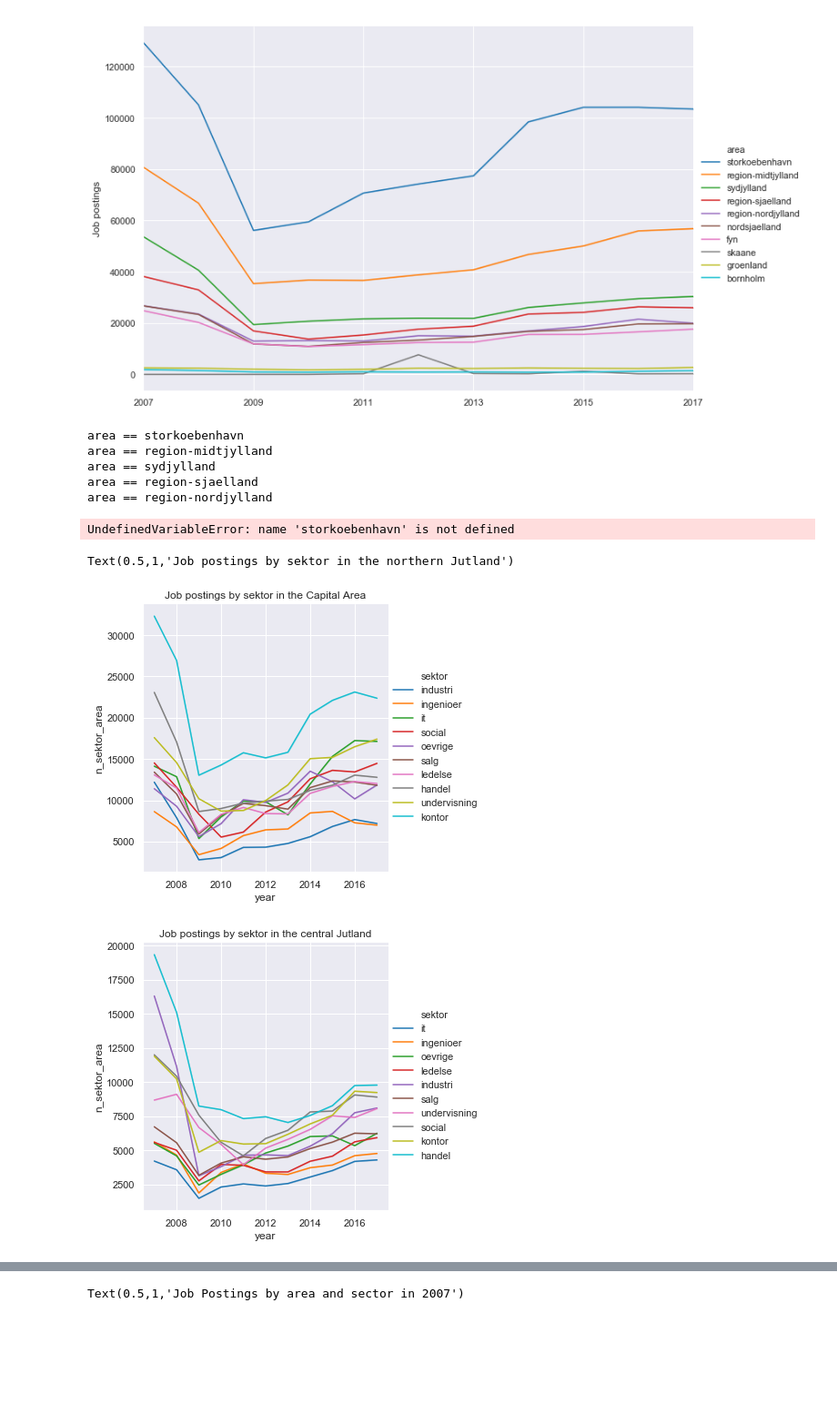
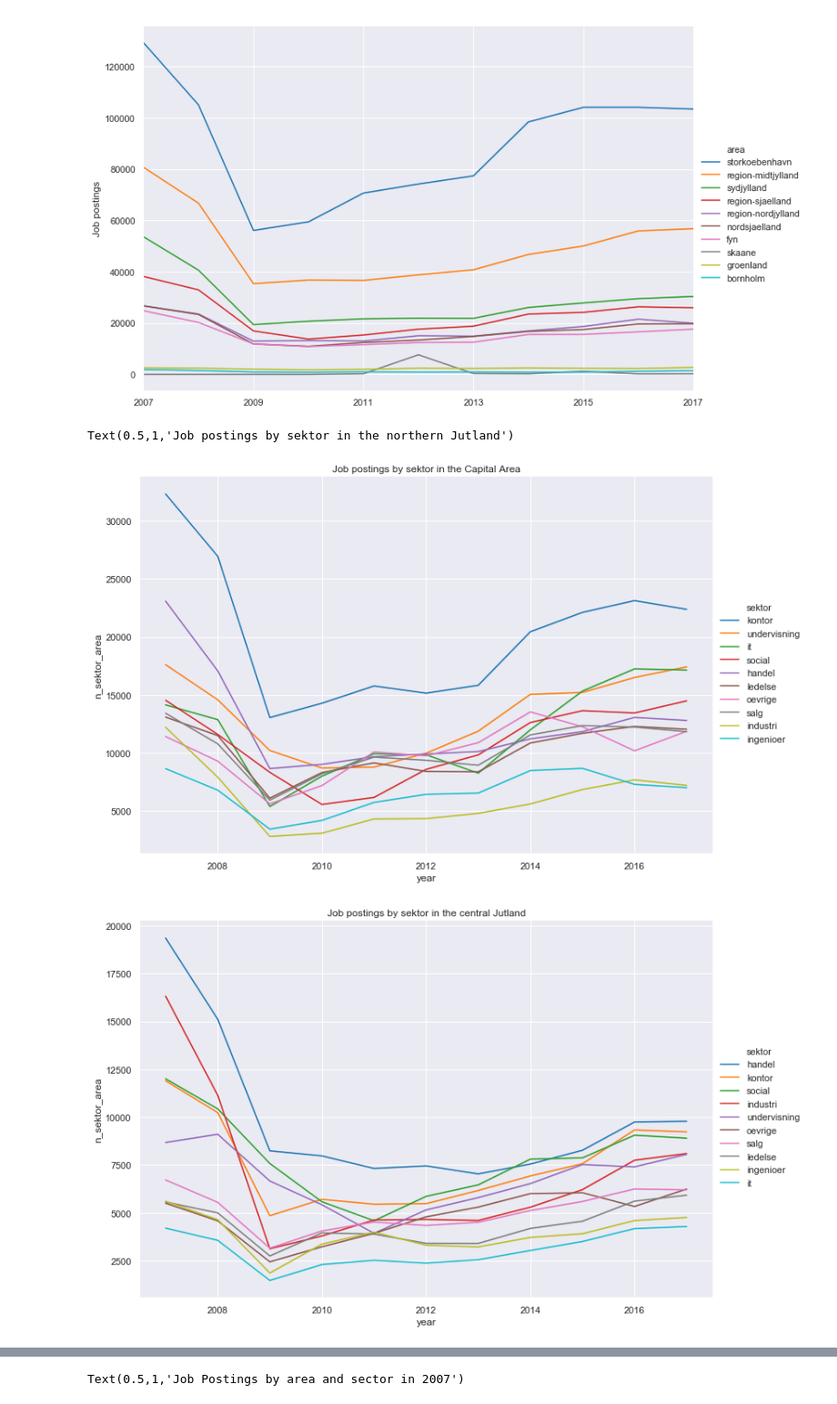
Before and after one commit to Naeim-S/GRP-33-TEST-1, a Jupyter notebook: EXAM/Visualizations and descriptive statistics.ipynb, the cells around one changed output, grey strips where cells are left out. Shown at 91% size. Cells and saved outputs as stored; diff of their text form; code cells hidden in the pictures; blank space fills up the shorter version.

Commit message:
Updated metode and visualizations

```diff
--- a/EXAM/Visualizations and descriptive statistics.ipynb
+++ b/EXAM/Visualizations and descriptive statistics.ipynb
@@ -81,73 +87,58 @@ plt.xlabel("")
 # %% [output]
 Text(0.5,22.96,'')
 [figure]
-# %%
-for x in topfem:
-    print('area == ' + str(x))
-# %% [output]
-area == storkoebenhavn
-area == region-midtjylland
-area == sydjylland
-area == region-sjaelland
-area == region-nordjylland
-# %%
-#Hmmm... Loopet virker ikke :( Se manuel print nedenunder
-sns.set_palette("tab10")
-topfem = {"storkoebenhavn":"Capital Area",
-          "region-midtjylland":"central Jutland",
-          "sydjylland":"southern Jutland",
-          "region-sjaelland":"Zealand",
-          "region-nordjylland":"Nothern Jutland"}
-for x in topfem:
-    sns.relplot(x="year", y="n_sektor_area",
-            hue="sektor",
-            kind="line",
-            legend = "brief",
-            data=jobindex.query(str('area == ' + str(x))).sort_values(by=["n_sektor_area","year"]))
-plt.title("Job postings by jobtype in" + topfem[x])
-# %% [output]
-UndefinedVariableError: name 'storkoebenhavn' is not defined
 # %%
+sns.set_palette("tab10")
 #KØBENHAVN
 sns.relplot(x="year", y="n_sektor_area",
         hue="sektor",
         kind="line",
         legend = "brief",
-        data=jobindex.query('area == "storkoebenhavn" ').sort_values(by=["n_sektor_area","year"]))
+        height=7,
+        aspect=1.5,
+        data=jobindex.query('area == "storkoebenhavn" ').sort_values(by=["year", "n_sektor_area"], ascending=False))
 plt.title("Job postings by sektor in the Capital Area")
 
 #MIDTJYLLAND
 sns.relplot(x="year", y="n_sektor_area",
         hue="sektor",
         kind="line",
+        height=7,
+        aspect=1.5,
         legend = "brief",
-        data=jobindex.query('area == "region-midtjylland" ').sort_values(by=["n_sektor_area","year"]))
+        data=jobindex.query('area == "region-midtjylland" ').sort_values(by=["year", "n_sektor_area"], ascending=False))
 plt.title("Job postings by sektor in the central Jutland")
 
 #SYDJYLLAND
 sns.relplot(x="year", y="n_sektor_area",
         hue="sektor",
         kind="line",
+        height=7,
+        aspect=1.5,
         legend = "brief",
-        data=jobindex.query('area == "sydjylland" ').sort_values(by=["n_sektor_area","year"]))
+        data=jobindex.query('area == "sydjylland" ').sort_values(by=["year", "n_sektor_area"], ascending=False))
 plt.title("Job postings by sektor in the southern Jutland")
 
 #REGION SJÆLLAND
 sns.relplot(x="year", y="n_sektor_area",
         hue="sektor",
         kind="line",
+        height=7,
+        aspect=1.5,
         legend = "brief",
-        data=jobindex.query('area == "region-sjaelland" ').sort_values(by=["n_sektor_area","year"]))
+        data=jobindex.query('area == "region-sjaelland" ').sort_values(by=["year", "n_sektor_area"], ascending=False))
 plt.title("Job postings by sektor in the Zealand region")
 
 #NORDJYLLAND
 sns.relplot(x="year", y="n_sektor_area",
         hue="sektor",
         kind="line",
+        height=7,
+        aspect=1.5,
         legend = "brief",
-        data=jobindex.query('area == "region-nordjylland" ').sort_values(by=["n_sektor_area","year"]))
+        data=jobindex.query('area == "region-nordjylland" ').sort_values(by=["year", "n_sektor_area"], ascending=False))
 plt.title("Job postings by sektor in the northern Jutland")
 # %% [output]
 Text(0.5,1,'Job postings by sektor in the northern Jutland')
-[figure, old version]
+[figure, new version]
-[figure, old version]
+[figure, new version]
```
Also changed, not shown: parts of 3 cells of this notebook.
